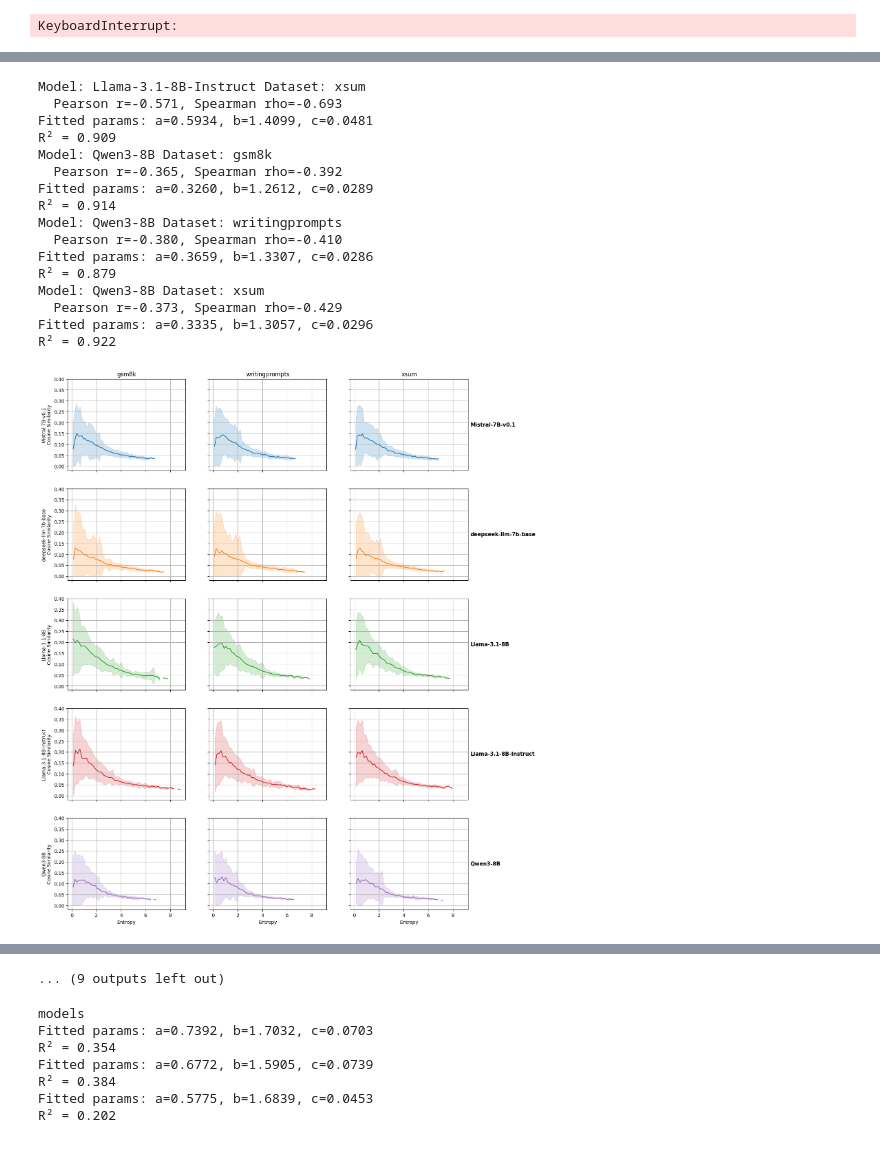
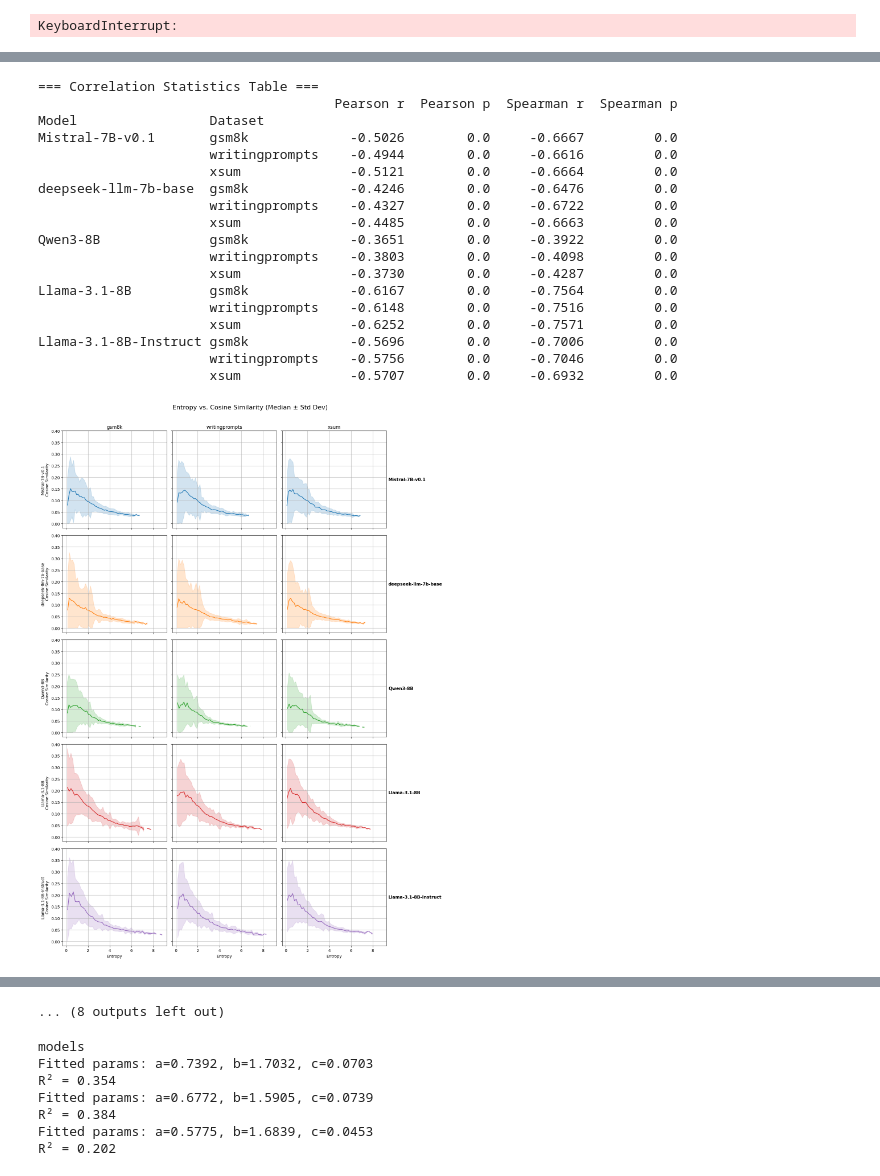
Before and after one commit to itsmejul/llm-confidence, a Jupyter notebook: correlation/correlation.ipynb, the cells around one changed output, grey strips where cells are left out. Drawn from its saved outputs; the diff is of its cells as text; code cells hidden in the pictures.

```diff
--- a/correlation/correlation.ipynb
+++ b/correlation/correlation.ipynb
@@ -49,6 +49,11 @@ import torch
 import numpy as np
 
 def load_results(results_root="results"):
+    '''
+    Go through results/ and create a dict for each dataset-model combination, save them in a model_name-indexed dict for each dataset,
+    and save those in a dataset_name-indexed dict. Each inner dict contains the data read from the .pt file in that directory.
+    returns said dict.
+    '''
     results = {}
 
     for dataset_name in os.listdir(results_root):
@@ -95,6 +100,11 @@ import matplotlib.pyplot as plt
 import numpy as np
 
 def process_experiment_results(experiment_results, remove_zero_one_points):
+    '''
+    Do the correlation analysis for one model-dataset combination.
+    Compute pearson and spearman correlation scores.
+    Create plot with median cosines and standard deviation
+    '''
     entropies = []
     cosines = []
 
@@ -331,8 +341,9 @@ def process_and_collect(experiment_results, remove_zero_one_points, dataset_name
 
 
 
-root_dir = "results/"
-results = load_results()
+#root_dir = "results/" #TODO use this in .py
+root_dir = "./../results/" #TODO use this in .ipynb
+results = load_results(root_dir)
 
 # Collect datasets/models
 datasets = sorted([d for d in os.listdir(root_dir) if os.path.isdir(os.path.join(root_dir, d))])
@@ -417,11 +428,11 @@ for i, model_name in enumerate(models):
 # Shared legend (optional, add outside grid if needed)
 # fig.legend(models, loc="upper right")
 
-plt.suptitle("Entropy vs. Cosine Similarity (Median ± Std Dev)", fontsize=16)
-plt.tight_layout(rect=[0, 0, 0.96, 0.97])
-plt.savefig("correlation.png", dpi=300, bbox_inches="tight")
+fig.suptitle("Entropy vs. Cosine Similarity (Median ± Std Dev)", fontsize=16)
+fig.tight_layout(rect=[0, 0, 0.96, 0.97])
+fig.savefig("correlation.png", dpi=300, bbox_inches="tight")
 
-plt.show()
+fig.show()
 
 
 # Build stats table
@@ -485,20 +512,22 @@ R² = 0.948
-Model: Llama-3.1-8B-Instruct Dataset: xsum
-  Pearson r=-0.571, Spearman rho=-0.693
-Fitted params: a=0.5934, b=1.4099, c=0.0481
-R² = 0.909
-Model: Qwen3-8B Dataset: gsm8k
-  Pearson r=-0.365, Spearman rho=-0.392
-Fitted params: a=0.3260, b=1.2612, c=0.0289
-R² = 0.914
-Model: Qwen3-8B Dataset: writingprompts
-  Pearson r=-0.380, Spearman rho=-0.410
-Fitted params: a=0.3659, b=1.3307, c=0.0286
-R² = 0.879
-Model: Qwen3-8B Dataset: xsum
-  Pearson r=-0.373, Spearman rho=-0.429
-Fitted params: a=0.3335, b=1.3057, c=0.0296
-R² = 0.922
+=== Correlation Statistics Table ===
+                                      Pearson r  Pearson p  Spearman r  Spearman p
+Model                 Dataset
+Mistral-7B-v0.1       gsm8k             -0.5026        0.0     -0.6667         0.0
+                      writingprompts    -0.4944        0.0     -0.6616         0.0
+                      xsum              -0.5121        0.0     -0.6664         0.0
+deepseek-llm-7b-base  gsm8k             -0.4246        0.0     -0.6476         0.0
+                      writingprompts    -0.4327        0.0     -0.6722         0.0
+                      xsum              -0.4485        0.0     -0.6663         0.0
+Qwen3-8B              gsm8k             -0.3651        0.0     -0.3922         0.0
+                      writingprompts    -0.3803        0.0     -0.4098         0.0
+                      xsum              -0.3730        0.0     -0.4287         0.0
+Llama-3.1-8B          gsm8k             -0.6167        0.0     -0.7564         0.0
+                      writingprompts    -0.6148        0.0     -0.7516         0.0
+                      xsum              -0.6252        0.0     -0.7571         0.0
+Llama-3.1-8B-Instruct gsm8k             -0.5696        0.0     -0.7006         0.0
+                      writingprompts    -0.5756        0.0     -0.7046         0.0
+                      xsum              -0.5707        0.0     -0.6932         0.0
-[figure, old version]
+[figure, new version]
 [figure]
 [figure]
 [figure]
@@ -509,4 +538,4 @@ R² = 0.922
-... (9 outputs left out)
+... (8 outputs left out)
 # %%
 print("models")
 unimodal_fitting(global_model_data_points["Llama-3.1-8B-Instruct"]["entropies"], global_model_data_points["Llama-3.1-8B-Instruct"]["cosines"])
```
Also changed, not shown: parts of 1 cell of this notebook, 29 other files.
